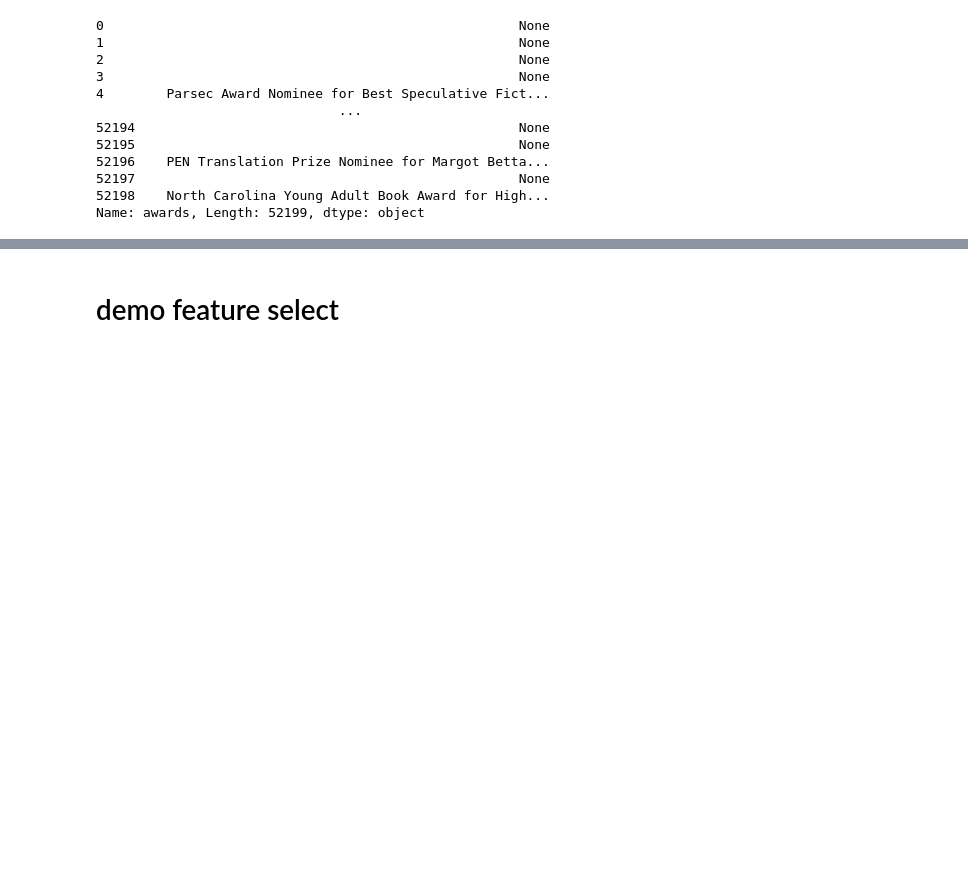
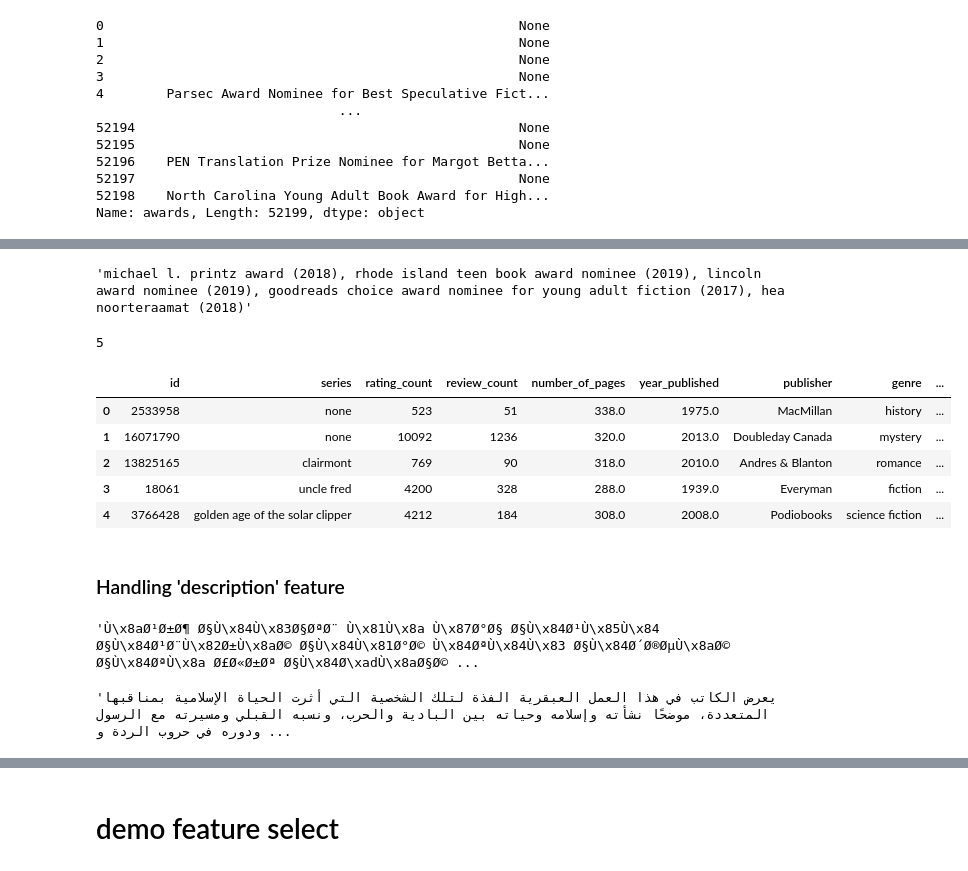
Before and after one commit to quangLinh9038/pds_books, a Jupyter notebook: assignment2.ipynb, the cells around one changed output, grey strips where cells are left out. Cells and saved outputs as stored; diff of their text form; code cells hidden in the pictures; blank space fills up the shorter version.

```diff
--- a/assignment2.ipynb
+++ b/assignment2.ipynb
@@ -894,0 +927,37 @@ all_data['awards'] = [x.encode('latin_1').decode('utf_8',errors='ignore') for x
+# %%
+# split text (string) into a list and return length
+def cleanTextAward(text):
+    if text =='none':       #if missing values, return '0'
+        return 0
+    return len(text.split(","))
+# %%
+#count the number of received award for each book
+def countAward(data):
+    data_copy=data.copy()
+    data_copy['awards'] = data_copy['awards'].apply(cleanTextAward)
+    return data_copy
+# %%
+all_data['awards'][94]
+# %% [output]
+'michael l. printz award (2018), rhode island teen book award nominee (2019), lincoln award nominee (2019), goodreads choice award nominee for young adult fiction (2017), hea noorteraamat (2018)'
+# %%
+all_data = countAward(all_data)
+# %%
+all_data['awards'][94]
+# %% [output]
+5
+# %%
+all_data.head()
+# %% [output]
+|  | id | series | rating_count | review_count | number_of_pages | year_published | publisher | genre | ... |
+| 0 | 2533958 | none | 523 | 51 | 338.0 | 1975.0 | MacMillan | history | ... |
+| 1 | 16071790 | none | 10092 | 1236 | 320.0 | 2013.0 | Doubleday Canada | mystery | ... |
+| 2 | 13825165 | clairmont | 769 | 90 | 318.0 | 2010.0 | Andres & Blanton | romance | ... |
+| 3 | 18061 | uncle fred | 4200 | 328 | 288.0 | 1939.0 | Everyman | fiction | ... |
+| 4 | 3766428 | golden age of the solar clipper | 4212 | 184 | 308.0 | 2008.0 | Podiobooks | science fiction | ... |
+# %% [markdown]
+### Handling 'description' feature
+# %%
+all_data['description'][52195]
+# %% [output]
+'Ù\x8aØ¹Ø±Ø¶ Ø§Ù\x84Ù\x83Ø§ØªØ¨ Ù\x81Ù\x8a Ù\x87Ø°Ø§ Ø§Ù\x84Ø¹Ù\x85Ù\x84 Ø§Ù\x84Ø¹Ø¨Ù\x82Ø±Ù\x8aØ© Ø§Ù\x84Ù\x81Ø°Ø© Ù\x84ØªÙ\x84Ù\x83 Ø§Ù\x84Ø´Ø®ØµÙ\x8aØ© Ø§Ù\x84ØªÙ\x8a Ø£Ø«Ø±Øª Ø§Ù\x84Ø\xadÙ\x8aØ§Ø© ...
@@ -895 +967,5 @@ all_data['awards'] = [x.encode('latin_1').decode('utf_8',errors='ignore') for x
+# %%
+all_data['description'][52195]
+# %% [output]
+'يعرض الكاتب في هذا العمل العبقرية الفذة لتلك الشخصية التي أثرت الحياة الإسلامية بمناقبها المتعددة، موضحًا نشأته وإسلامه وحياته بين البادية والحرب، ونسبه القبلي ومسيرته مع الرسول ودوره في حروب الردة و ...
 # %%
```
Also changed, not shown: parts of 35 cells of this notebook.
